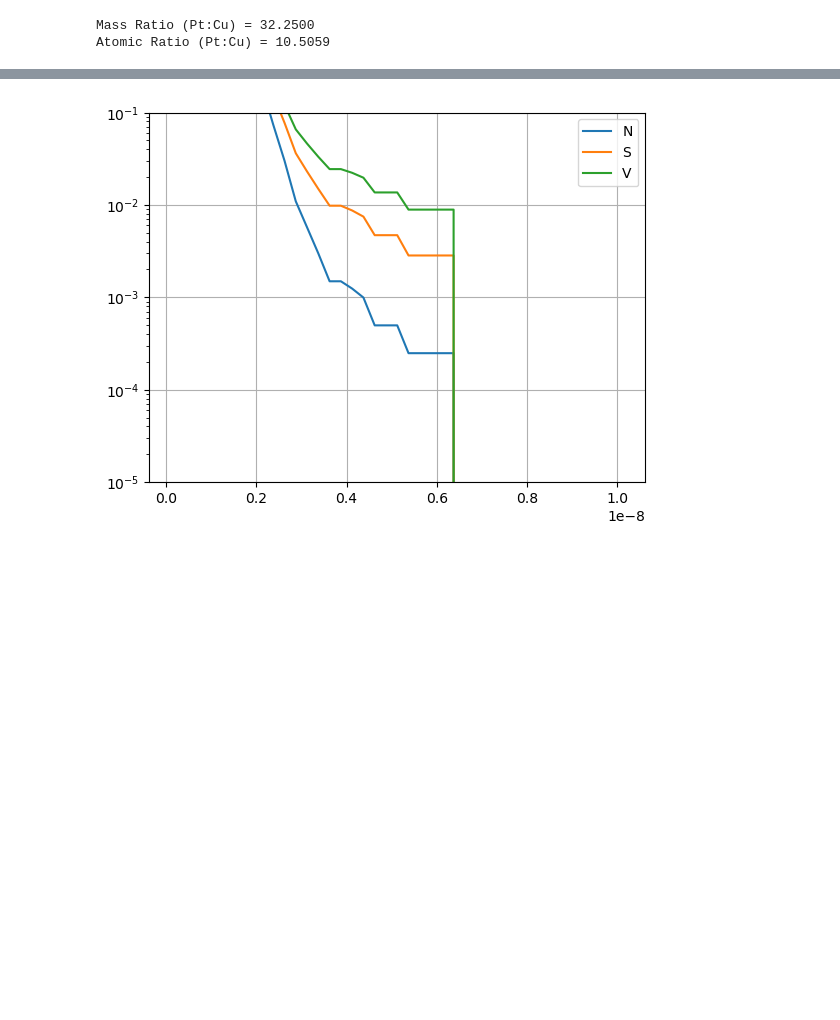
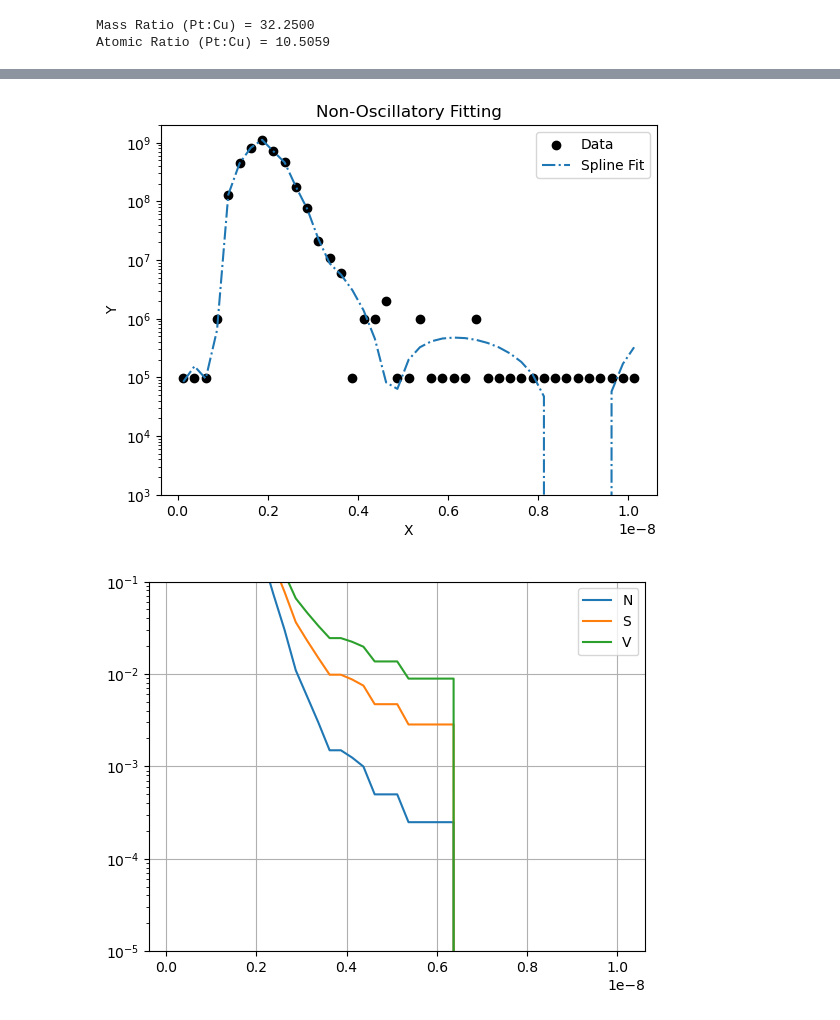
Before and after one commit to MatejPrijatelj/morelife_gen3_fit, a Jupyter notebook: importg3c.ipynb, the cells around one changed output, grey strips where cells are left out. Cells and saved outputs as stored; diff of their text form; code cells hidden in the pictures; blank space fills up the shorter version.

```diff
--- a/importg3c.ipynb
+++ b/importg3c.ipynb
@@ -251,3 +369,34 @@ print(atomic_ratio)
+# %%
+import numpy as np
+import matplotlib.pyplot as plt
+from scipy.optimize import curve_fit
+from scipy.interpolate import UnivariateSpline
+
+# Load your data (replace with your actual data)
+# Example: x = np.array([...]), y = np.array([...])
+y = hist_fix
+x = vec_r
+
+lambda_penalty = 15e13 # Adjust to control smoothness
+spline = UnivariateSpline(x, y, s=lambda_penalty)
+y_spline = spline(x)
+#y_spline_fit = spline(x_fit)
+
+# Plot results
+plt.scatter(x, y, label="Data", color='black')
+#plt.plot(x_fit, y_exp_fit, label="Exponential Fit", linestyle='dashed')
+#plt.plot(x_fit, y_poly_fit, label="Polynomial Fit", linestyle='dotted')
+plt.plot(x, y_spline, label="Spline Fit", linestyle='dashdot')
+plt.legend()
+plt.xlabel("X")
+plt.ylabel("Y")
+plt.yscale('log')
+plt.ylim([1e3,2e9])
+
+plt.title("Non-Oscillatory Fitting")
+plt.show()
+# %% [output]
+[figure, added]
 # %%
 
 cN=np.cumsum(hist[0])
```
Also changed, not shown: parts of 10 cells of this notebook, 1 other file.
